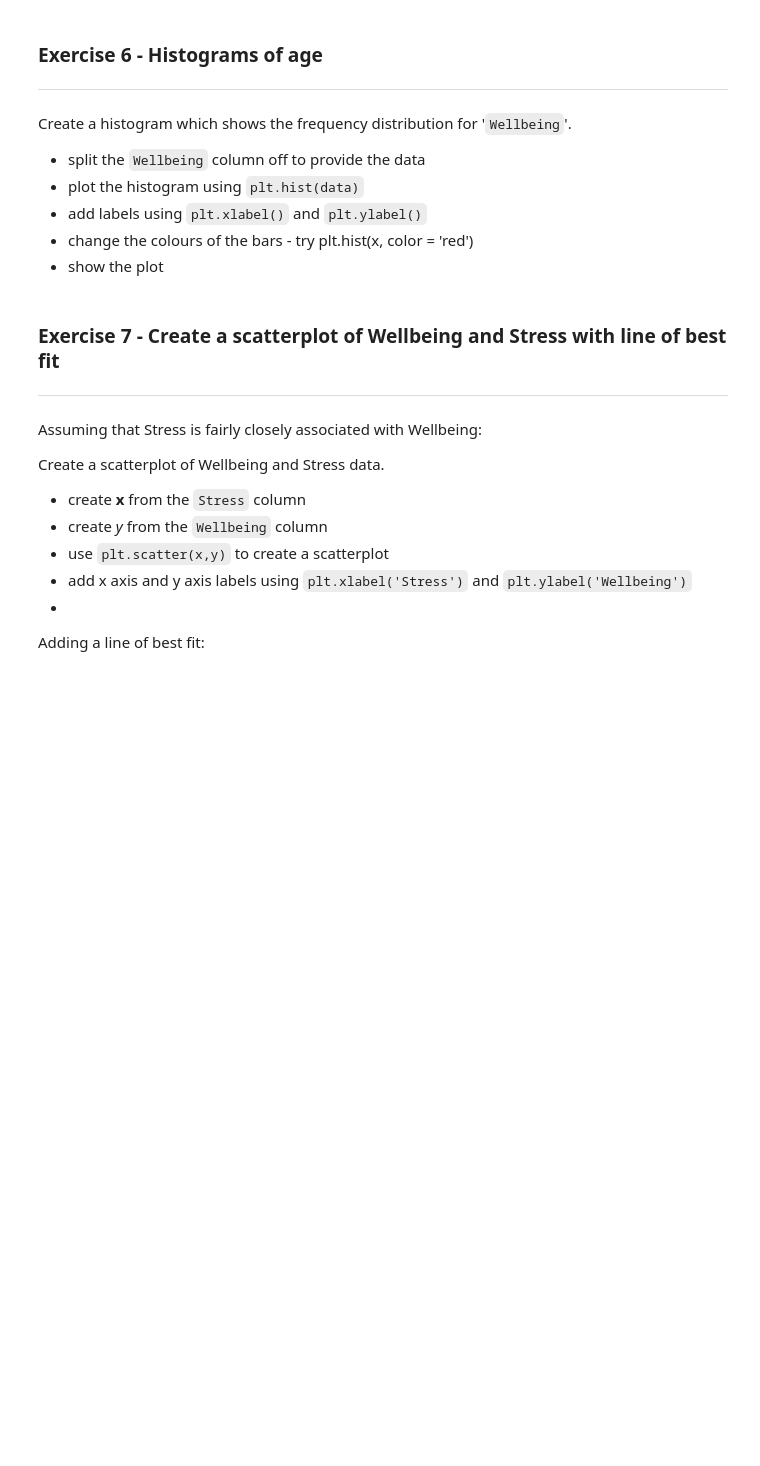
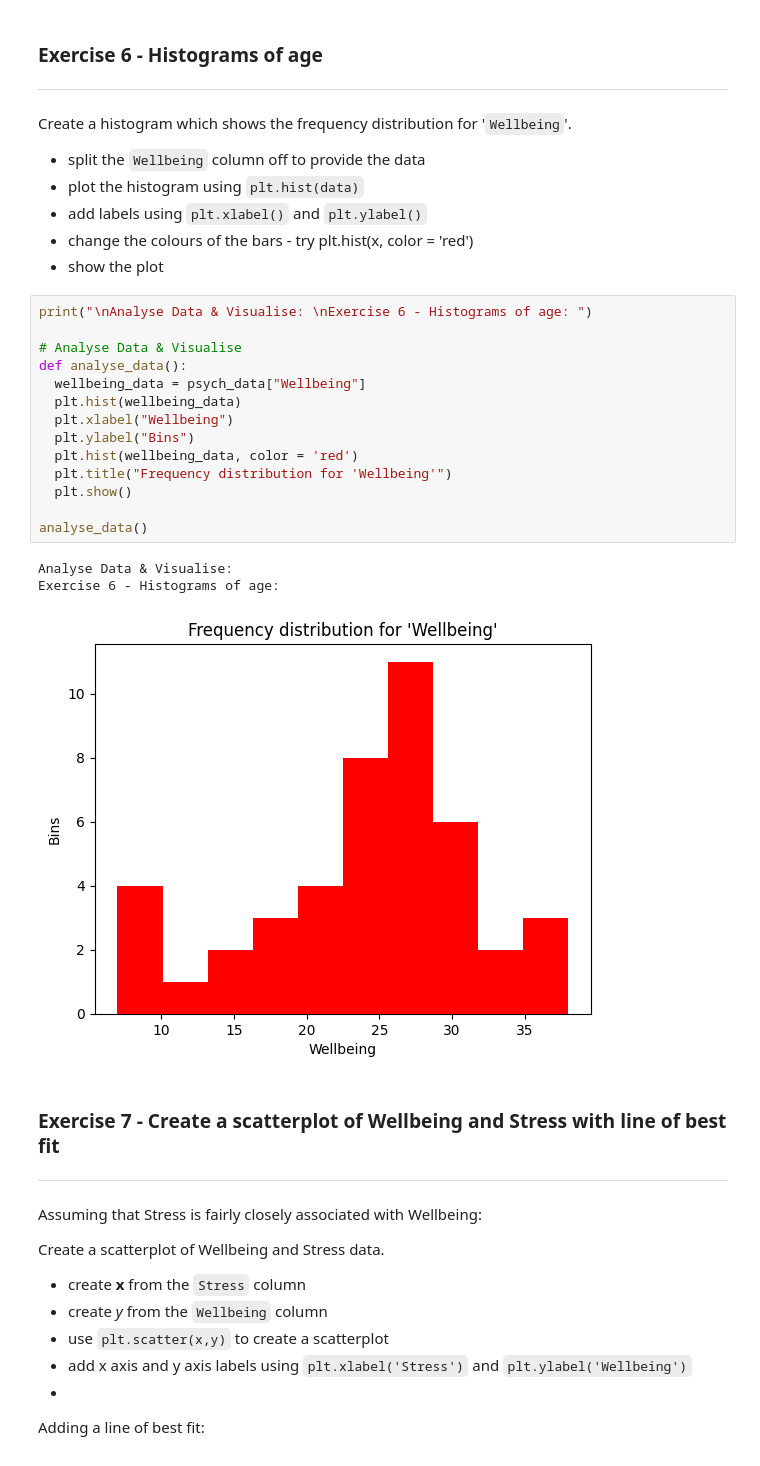
Before and after one commit to TsamayaDesigns/codeDivision-data-with-python, a Jupyter notebook: 7_1_Visualisation_with_matplotlib.ipynb, the cells around one changed output. Cells and saved outputs as stored; diff of their text form; blank space fills up the shorter version.

```diff
--- a/7_1_Visualisation_with_matplotlib.ipynb
+++ b/7_1_Visualisation_with_matplotlib.ipynb
@@ -376,6 +407,24 @@ Create a histogram which shows the frequency distribution for '`Wellbeing`'.
 * add labels using `plt.xlabel()` and `plt.ylabel()`
 * change the colours of the bars - try plt.hist(x, color = 'red')
 * show the plot
+# %%
+print("\nAnalyse Data & Visualise: \nExercise 6 - Histograms of age: ")
+
+# Analyse Data & Visualise
+def analyse_data():
+  wellbeing_data = psych_data["Wellbeing"]
+  plt.hist(wellbeing_data)
+  plt.xlabel("Wellbeing")
+  plt.ylabel("Bins")
+  plt.hist(wellbeing_data, color = 'red')
+  plt.title("Frequency distribution for 'Wellbeing'")
+  plt.show()
+
+analyse_data()
+# %% [output]
+Analyse Data & Visualise:
+Exercise 6 - Histograms of age:
+[figure, added]
 # %% [markdown]
 ### Exercise 7 - Create a scatterplot of Wellbeing and Stress with line of best fit
 ---
```
Also changed, not shown: parts of 2 cells of this notebook.
